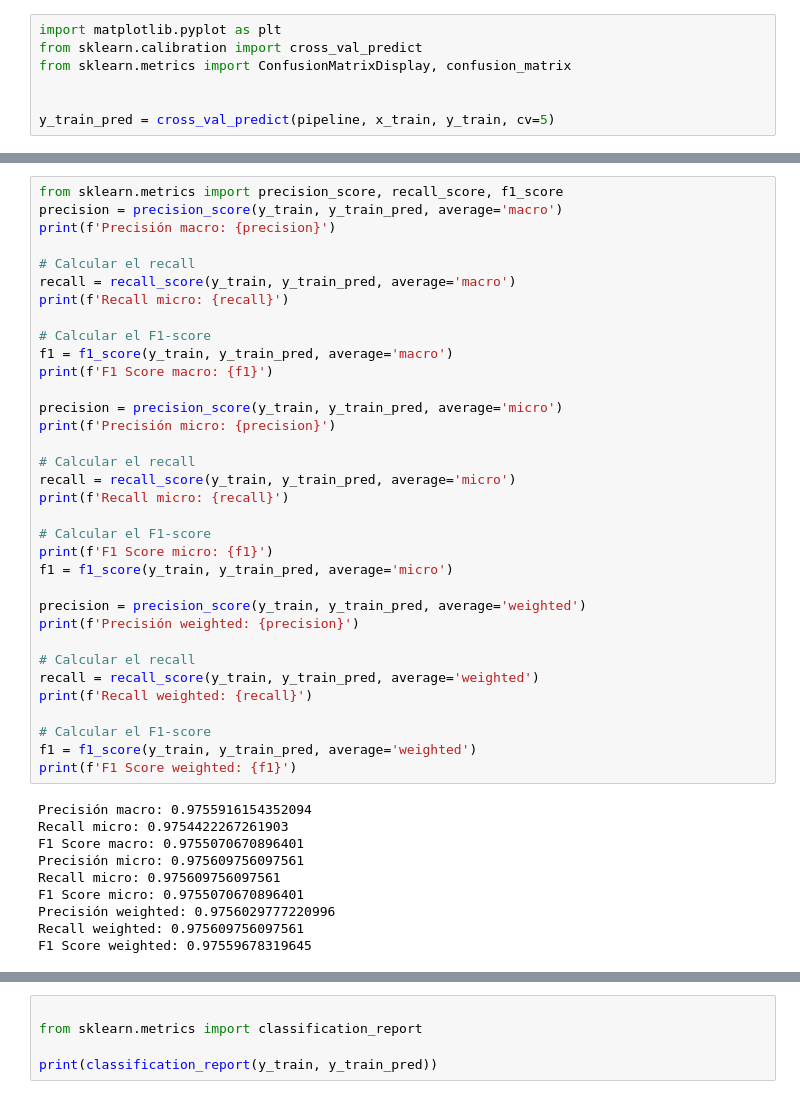
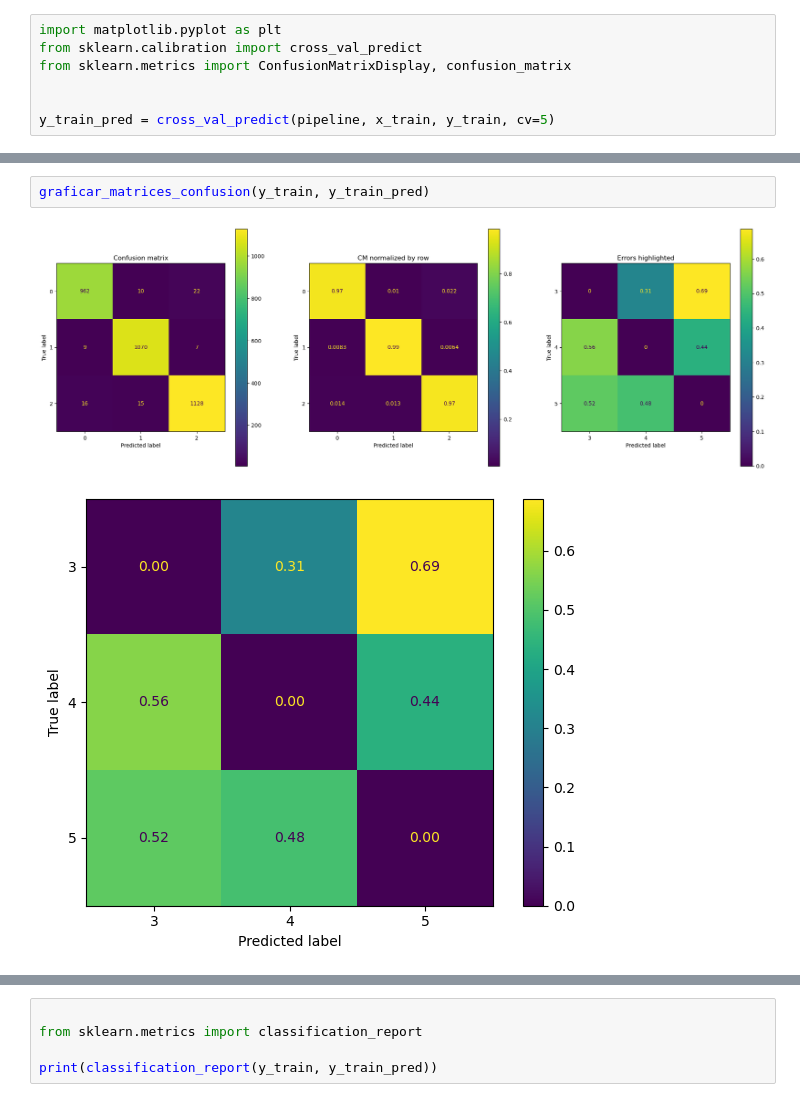
Before and after one commit to Sebasos01/BI_proyecto_1, a Jupyter notebook: proyecto_1_entrega_1.ipynb, the cells around one changed output, grey strips where cells are left out. Saved outputs shown, nothing was run; the diff lists cells and outputs as text.

```diff
--- a/proyecto_1_entrega_1.ipynb
+++ b/proyecto_1_entrega_1.ipynb
@@ -673,44 +550,5 @@ plt.show()
-# %%
-from sklearn.metrics import precision_score, recall_score, f1_score
-precision = precision_score(y_train, y_train_pred, average='macro')
-print(f'Precisión macro: {precision}')
-
-# Calcular el recall
-recall = recall_score(y_train, y_train_pred, average='macro')
-print(f'Recall micro: {recall}')
-
-# Calcular el F1-score
-f1 = f1_score(y_train, y_train_pred, average='macro')
-print(f'F1 Score macro: {f1}')
-
-precision = precision_score(y_train, y_train_pred, average='micro')
-print(f'Precisión micro: {precision}')
-
-# Calcular el recall
-recall = recall_score(y_train, y_train_pred, average='micro')
-print(f'Recall micro: {recall}')
-
-# Calcular el F1-score
-print(f'F1 Score micro: {f1}')
-f1 = f1_score(y_train, y_train_pred, average='micro')
-
-precision = precision_score(y_train, y_train_pred, average='weighted')
-print(f'Precisión weighted: {precision}')
-
-# Calcular el recall
-recall = recall_score(y_train, y_train_pred, average='weighted')
-print(f'Recall weighted: {recall}')
-
-# Calcular el F1-score
-f1 = f1_score(y_train, y_train_pred, average='weighted')
-print(f'F1 Score weighted: {f1}')
-# %% [output]
-Precisión macro: 0.9755916154352094
-Recall micro: 0.9754422267261903
-F1 Score macro: 0.9755070670896401
-Precisión micro: 0.975609756097561
-Recall micro: 0.975609756097561
-F1 Score micro: 0.9755070670896401
-Precisión weighted: 0.9756029777220996
-Recall weighted: 0.975609756097561
-F1 Score weighted: 0.97559678319645
+# %%
+graficar_matrices_confusion(y_train, y_train_pred)
+# %% [output]
+[figure, added]
+[figure, added]
```
Also changed, not shown: parts of 29 cells of this notebook, 3 other files.
